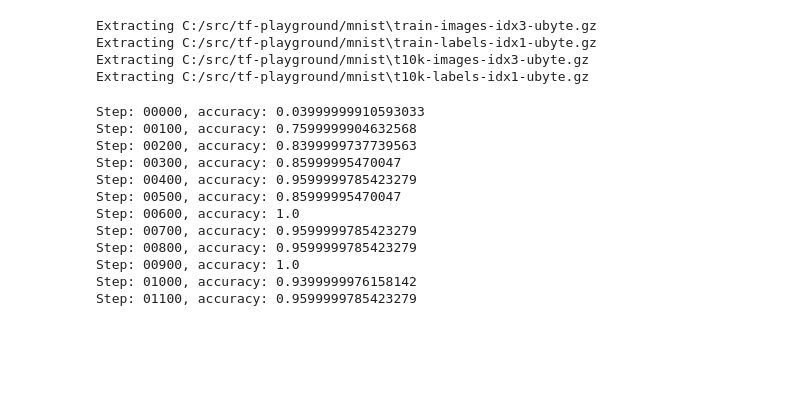
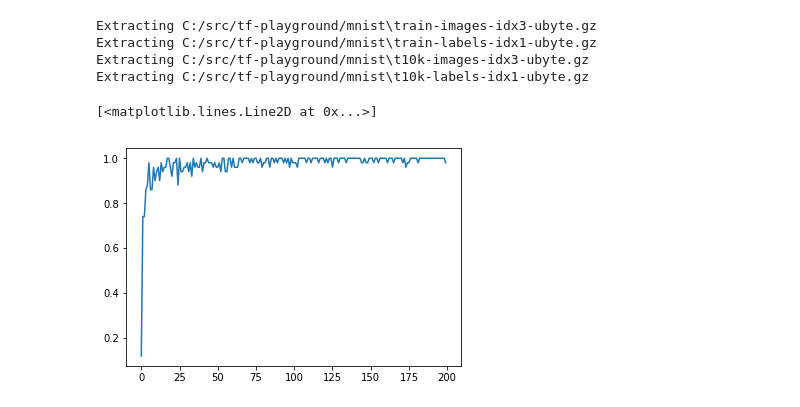
Before and after one commit to stofte/tf-playground, a Jupyter notebook: src/mnist_convnn.ipynb, the cells around one changed output. Drawn from its saved outputs; the diff is of its cells as text; code cells hidden in the pictures; blank space fills up the shorter version.

Commit message:
Plot accuracy

```diff
--- a/src/mnist_convnn.ipynb
+++ b/src/mnist_convnn.ipynb
@@ -68,25 +68,19 @@ train_writer.add_graph(tf.get_default_graph())
 # %%
 sess = tf.Session()
 sess.run(tf.global_variables_initializer())
-for i in range(1200):
-    batch = mnist.train.next_batch(50) # 60k images total
-    if i % 100 == 0:
+accuracies = []
+for i in range(10000):
+    batch = mnist.train.next_batch(50, shuffle=True) # 60k images total
+    if i % 50 == 0:
         train_accuracy = accuracy.eval(feed_dict={X: batch[0], Y_: batch[1], keep_prob: 1.0}, session=sess)
-        print('Step: {:05d}, accuracy: {}'.format(i, train_accuracy))
+        accuracies.append(train_accuracy)
+        # print('{}%'.format((i+0.0001) / 20000))
     train_step.run(feed_dict={X: batch[0], Y_: batch[1], keep_prob: 0.5}, session=sess)
+
+plt.plot(accuracies)
 # %% [output]
-Step: 00000, accuracy: 0.03999999910593033
-Step: 00100, accuracy: 0.7599999904632568
-Step: 00200, accuracy: 0.8399999737739563
-Step: 00300, accuracy: 0.85999995470047
-Step: 00400, accuracy: 0.9599999785423279
-Step: 00500, accuracy: 0.85999995470047
-Step: 00600, accuracy: 1.0
-Step: 00700, accuracy: 0.9599999785423279
-Step: 00800, accuracy: 0.9599999785423279
-Step: 00900, accuracy: 1.0
-Step: 01000, accuracy: 0.9399999976158142
-Step: 01100, accuracy: 0.9599999785423279
+[<matplotlib.lines.Line2D at 0x...>]
+[figure, added]
 # %%
 # todo test across entire test
 test_batch = mnist.test.next_batch(5000)
```
Also changed, not shown: parts of 1 cell of this notebook.
